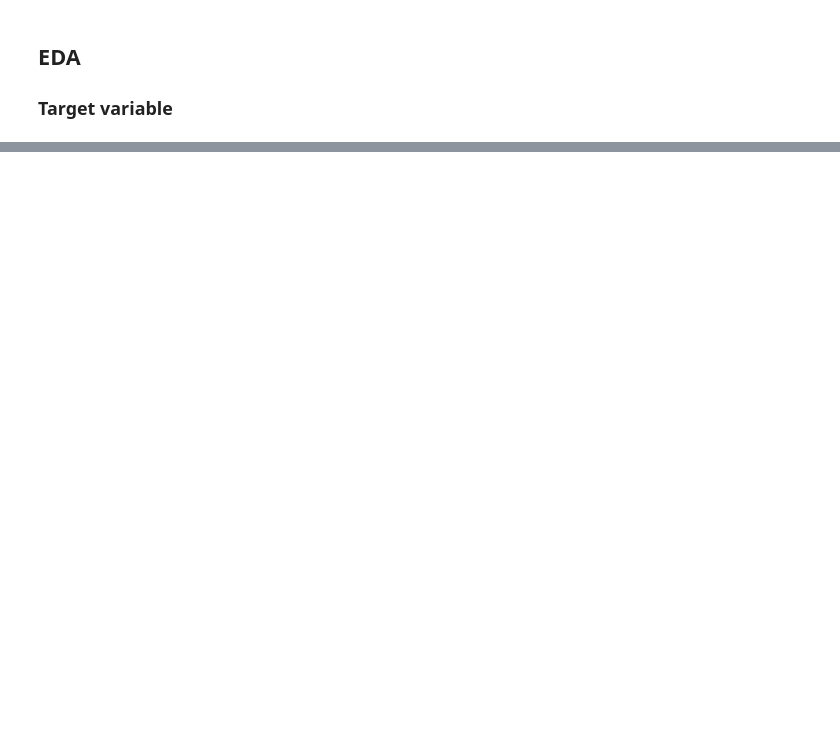
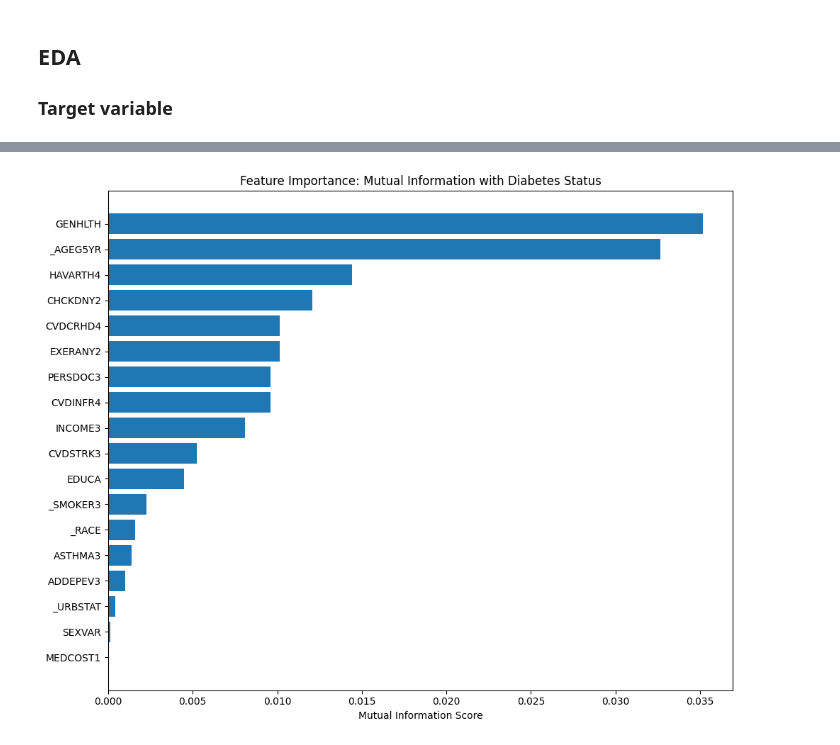
Before and after one commit to frederick-douglas-pearce/BRFSS-diabetes-2024, a Jupyter notebook: eda_modeling.ipynb, the cells around one changed output, grey strips where cells are left out. Saved outputs shown, nothing was run; the diff lists cells and outputs as text; code cells hidden in the pictures; blank space fills up the shorter version.

```diff
--- a/eda_modeling.ipynb
+++ b/eda_modeling.ipynb
@@ -377,4 +490,4 @@ pp_df = clean_features(
 # %% [markdown]
 ### Train/Validation/Test Splits
 # %%
-train_df, val_df, test_df = split_train_val_test(pp_df, val_ratio=val_ratio, test_ratio=test_ratio, verbose=True)
+train_df, val_df, test_df = split_train_val_test(pp_df, val_ratio=val_ratio, test_ratio=test_ratio, stratify=target_col, verbose=True)
@@ -381,3 +496,9 @@ train_df, val_df, test_df = split_train_val_test(pp_df, val_ratio=val_ratio, tes
 # %% [markdown]
 ## EDA
 ### Target variable
+# %%
+# Calculate mutual information scores for categorical and ordinal features
+mi_scores = calculate_mi_scores(train_df, categorical_features, ordinal_features, target_col)
+print("Mutual Information Scores (Categorical & Ordinal Features):")
+print("="*60)
+display(mi_scores)
@@ -383,0 +525,12 @@ train_df, val_df, test_df = split_train_val_test(pp_df, val_ratio=val_ratio, tes
+# %%
+# Visualize mutual information scores
+plt.figure(figsize=(10, 8))
+plt.barh(range(len(mi_scores)), mi_scores['mi_score'])
+plt.yticks(range(len(mi_scores)), mi_scores['feature'])
+plt.xlabel('Mutual Information Score')
+plt.title('Feature Importance: Mutual Information with Diabetes Status')
+plt.gca().invert_yaxis()
+plt.tight_layout()
+plt.show()
+# %% [output]
+[figure, added]
```
Also changed, not shown: parts of 21 cells of this notebook, 2 other files.
